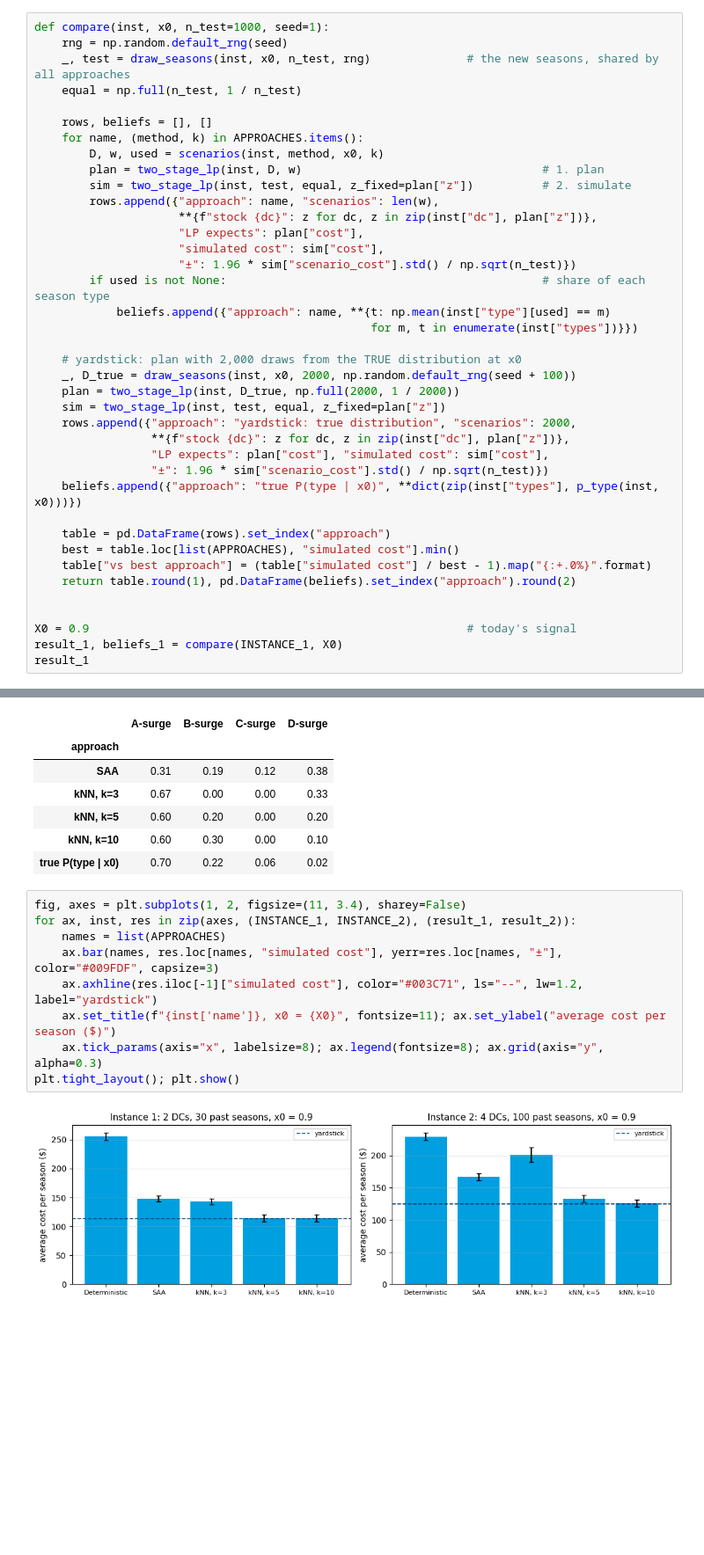
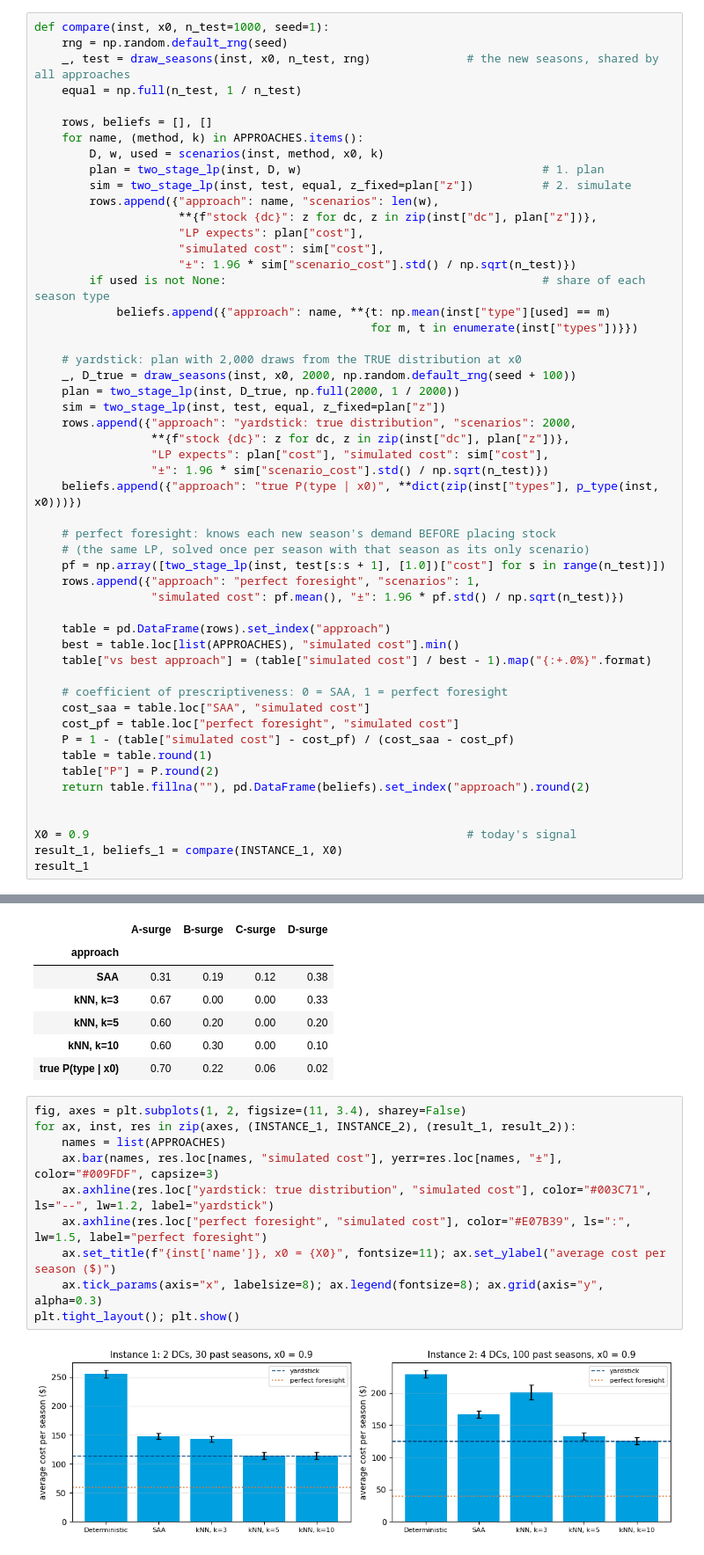
Before and after one commit to y-adulyasak/SCOA_PhD, a Jupyter notebook: S10_P2P/two_stage_P2P_S1.ipynb, the cells around one changed output, grey strips where cells are left out. Shown at 88% size. Saved outputs shown, nothing was run; the diff lists cells and outputs as text; blank space fills up the shorter version.

```diff
--- a/S10_P2P/two_stage_P2P_S1.ipynb
+++ b/S10_P2P/two_stage_P2P_S1.ipynb
@@ -350,10 +361,23 @@ def compare(inst, x0, n_test=1000, seed=1):
                  "±": 1.96 * sim["scenario_cost"].std() / np.sqrt(n_test)})
     beliefs.append({"approach": "true P(type | x0)", **dict(zip(inst["types"], p_type(inst, x0)))})
 
+    # perfect foresight: knows each new season's demand BEFORE placing stock
+    # (the same LP, solved once per season with that season as its only scenario)
+    pf = np.array([two_stage_lp(inst, test[s:s + 1], [1.0])["cost"] for s in range(n_test)])
+    rows.append({"approach": "perfect foresight", "scenarios": 1,
+                 "simulated cost": pf.mean(), "±": 1.96 * pf.std() / np.sqrt(n_test)})
+
     table = pd.DataFrame(rows).set_index("approach")
     best = table.loc[list(APPROACHES), "simulated cost"].min()
     table["vs best approach"] = (table["simulated cost"] / best - 1).map("{:+.0%}".format)
-    return table.round(1), pd.DataFrame(beliefs).set_index("approach").round(2)
+
+    # coefficient of prescriptiveness: 0 = SAA, 1 = perfect foresight
+    cost_saa = table.loc["SAA", "simulated cost"]
+    cost_pf = table.loc["perfect foresight", "simulated cost"]
+    P = 1 - (table["simulated cost"] - cost_pf) / (cost_saa - cost_pf)
+    table = table.round(1)
+    table["P"] = P.round(2)
+    return table.fillna(""), pd.DataFrame(beliefs).set_index("approach").round(2)
 
 
 X0 = 0.9                                                       # today's signal
@@ -417,14 +447,15 @@ beliefs_2
 # %%
 fig, axes = plt.subplots(1, 2, figsize=(11, 3.4), sharey=False)
 for ax, inst, res in zip(axes, (INSTANCE_1, INSTANCE_2), (result_1, result_2)):
     names = list(APPROACHES)
     ax.bar(names, res.loc[names, "simulated cost"], yerr=res.loc[names, "±"], color="#009FDF", capsize=3)
-    ax.axhline(res.iloc[-1]["simulated cost"], color="#003C71", ls="--", lw=1.2, label="yardstick")
+    ax.axhline(res.loc["yardstick: true distribution", "simulated cost"], color="#003C71", ls="--", lw=1.2, label="yardstick")
+    ax.axhline(res.loc["perfect foresight", "simulated cost"], color="#E07B39", ls=":", lw=1.5, label="perfect foresight")
     ax.set_title(f"{inst['name']}, x0 = {X0}", fontsize=11); ax.set_ylabel("average cost per season ($)")
     ax.tick_params(axis="x", labelsize=8); ax.legend(fontsize=8); ax.grid(axis="y", alpha=0.3)
 plt.tight_layout(); plt.show()
 # %% [output]
-[figure, old version]
+[figure, new version]
 # %% [markdown]
 **Reading Instance 2.**
 
```
Also changed, not shown: parts of 5 cells of this notebook.
